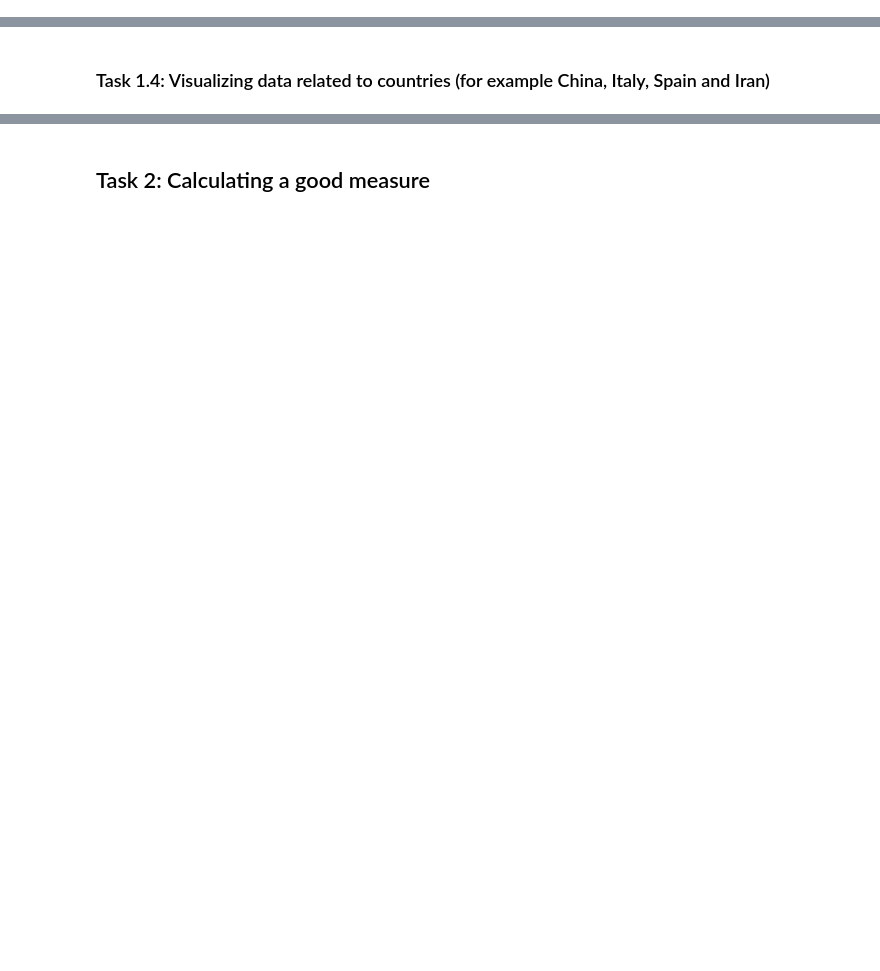
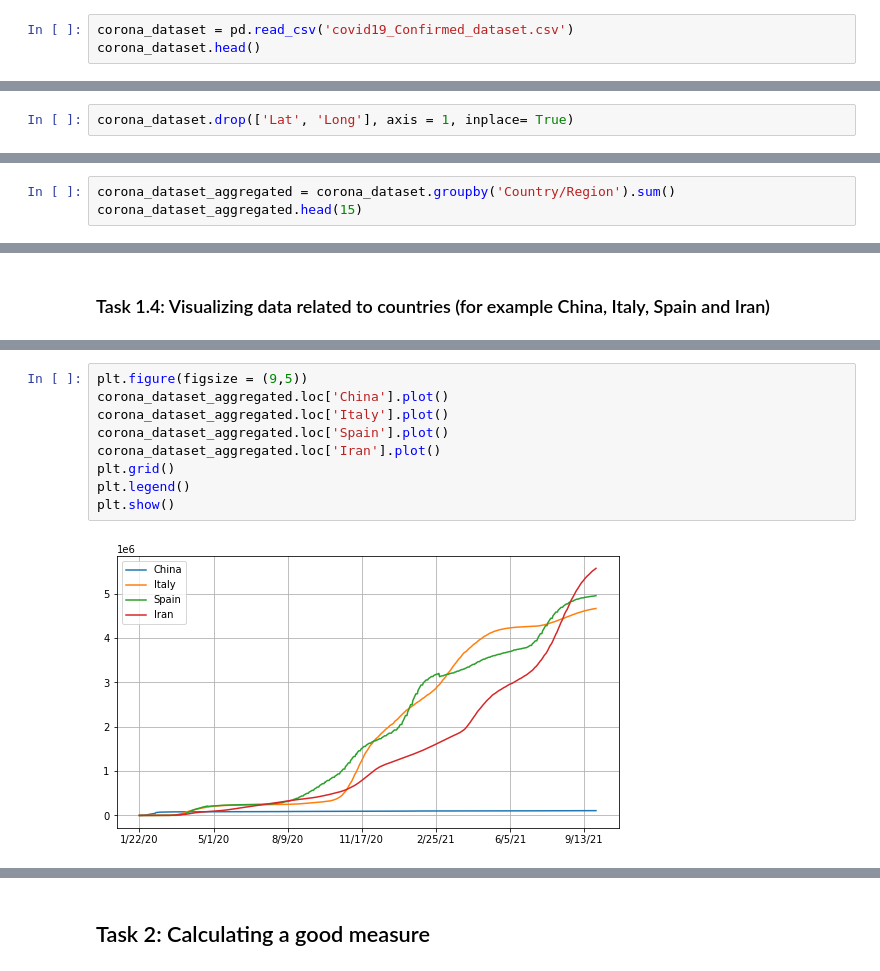
Before and after one commit to saeed-saffari/UT-workshop-sum2021, a Jupyter notebook: Lecture/8. Project 01 - Covid19 confirmed cases.ipynb, the cells around one changed output, grey strips where cells are left out. Drawn from its saved outputs; the diff is of its cells as text; blank space fills up the shorter version.

```diff
--- a/Lecture/8. Project 01 - Covid19 confirmed cases.ipynb
+++ b/Lecture/8. Project 01 - Covid19 confirmed cases.ipynb
@@ -8,0 +35,3 @@
+# %%
+corona_dataset = pd.read_csv('covid19_Confirmed_dataset.csv')
+corona_dataset.head()
@@ -11,2 +52,4 @@
 # %% [markdown]
 ### Task 1.2: Delete the useless columns
+# %%
+corona_dataset.drop(['Lat', 'Long'], axis = 1, inplace= True)
@@ -14,0 +87,3 @@
+# %%
+corona_dataset_aggregated = corona_dataset.groupby('Country/Region').sum()
+corona_dataset_aggregated.head(15)
@@ -16,0 +130,11 @@
+# %%
+plt.figure(figsize = (9,5))
+corona_dataset_aggregated.loc['China'].plot()
+corona_dataset_aggregated.loc['Italy'].plot()
+corona_dataset_aggregated.loc['Spain'].plot()
+corona_dataset_aggregated.loc['Iran'].plot()
+plt.grid()
+plt.legend()
+plt.show()
+# %% [output]
+[figure, added]
```
Also changed, not shown: parts of 58 cells of this notebook.
